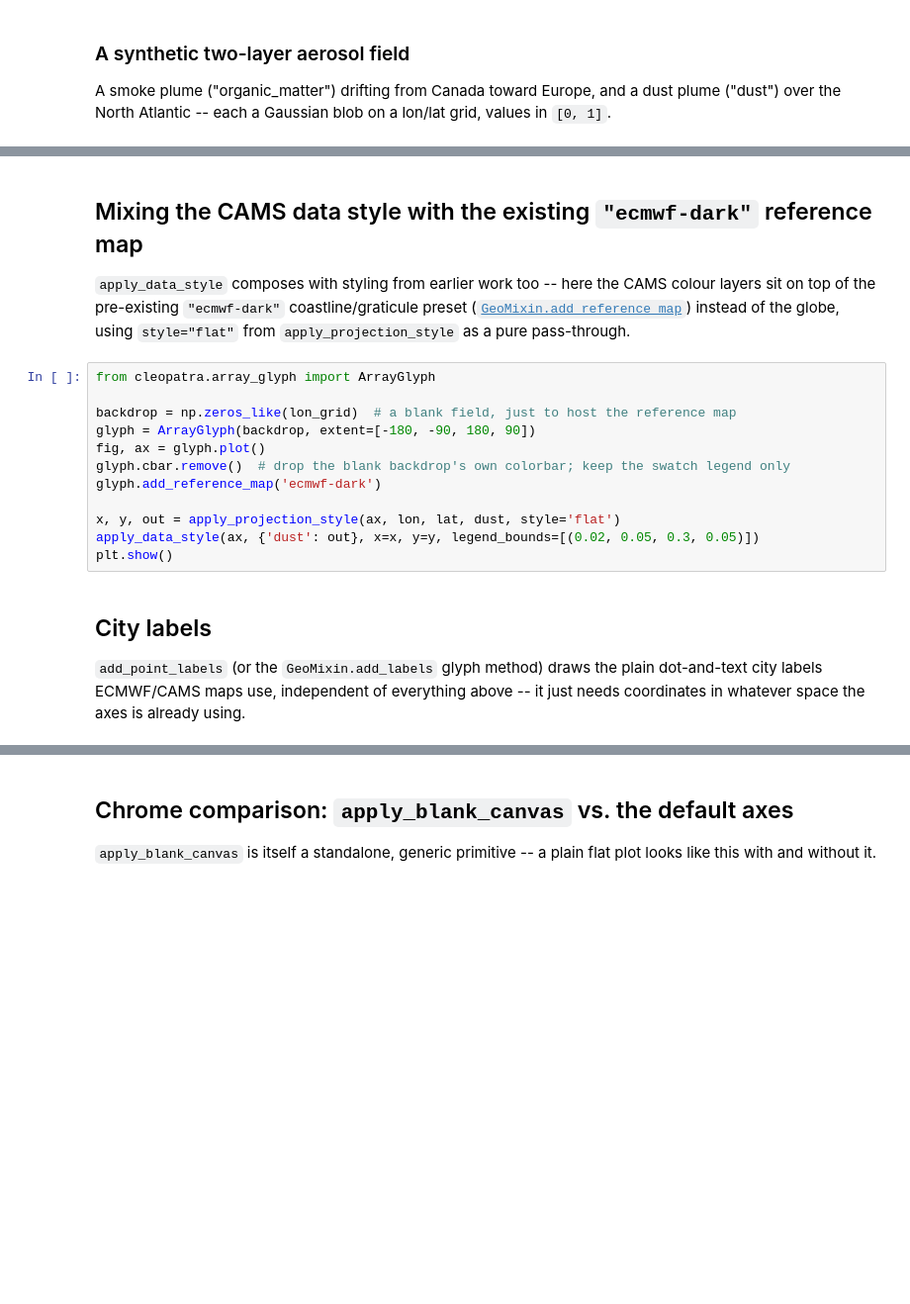
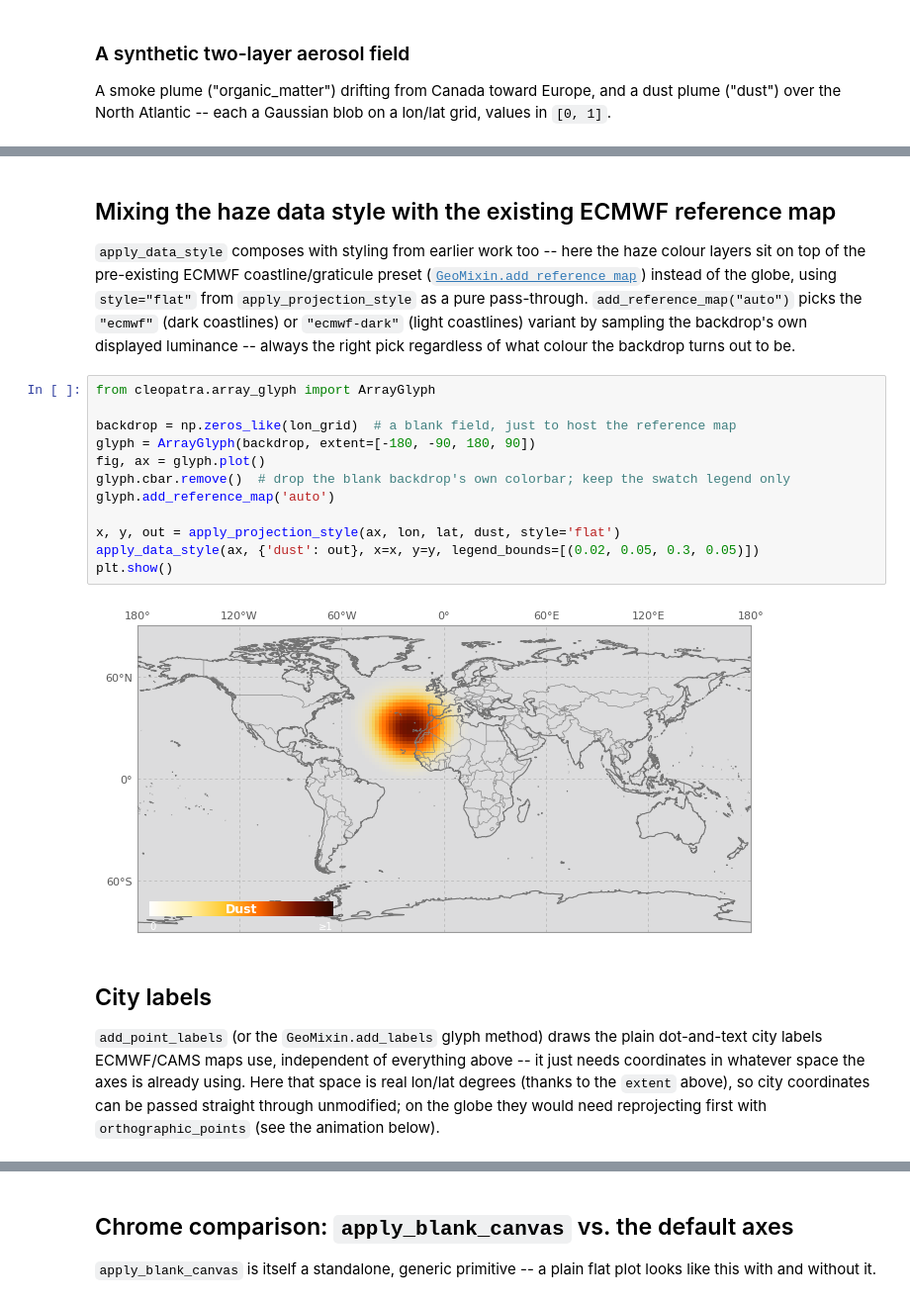
Before and after one commit to serapeum-org/cleopatra, a Jupyter notebook: docs/notebooks/haze_preset/haze_preset_examples.ipynb, the cells around one changed output, grey strips where cells are left out. Shown at 99% size. Cells and saved outputs as stored; diff of their text form; blank space fills up the shorter version.

```diff
--- a/docs/notebooks/haze_preset/haze_preset_examples.ipynb
+++ b/docs/notebooks/haze_preset/haze_preset_examples.ipynb
@@ -104,28 +119,34 @@ plt.show()
 # %% [markdown]
-## Mixing the CAMS data style with the existing `"ecmwf-dark"` reference map
+## Mixing the haze data style with the existing ECMWF reference map
 
-`apply_data_style` composes with styling from earlier work too -- here the CAMS colour layers sit on
-top of the pre-existing `"ecmwf-dark"` coastline/graticule preset
+`apply_data_style` composes with styling from earlier work too -- here the haze colour layers sit on
+top of the pre-existing ECMWF coastline/graticule preset
 ([`GeoMixin.add_reference_map`](../../reference/geo.md)) instead of the globe, using `style="flat"`
-from `apply_projection_style` as a pure pass-through.
+from `apply_projection_style` as a pure pass-through. `add_reference_map("auto")` picks the
+`"ecmwf"` (dark coastlines) or `"ecmwf-dark"` (light coastlines) variant by sampling the backdrop's
+own displayed luminance -- always the right pick regardless of what colour the backdrop turns out to be.
 # %%
 from cleopatra.array_glyph import ArrayGlyph
 
 backdrop = np.zeros_like(lon_grid)  # a blank field, just to host the reference map
 glyph = ArrayGlyph(backdrop, extent=[-180, -90, 180, 90])
 fig, ax = glyph.plot()
 glyph.cbar.remove()  # drop the blank backdrop's own colorbar; keep the swatch legend only
-glyph.add_reference_map('ecmwf-dark')
+glyph.add_reference_map('auto')
 
 x, y, out = apply_projection_style(ax, lon, lat, dust, style='flat')
 apply_data_style(ax, {'dust': out}, x=x, y=y, legend_bounds=[(0.02, 0.05, 0.3, 0.05)])
 plt.show()
+# %% [output]
+[figure, added]
 # %% [markdown]
 ## City labels
 
 `add_point_labels` (or the `GeoMixin.add_labels` glyph method) draws the plain dot-and-text city
 labels ECMWF/CAMS maps use, independent of everything above -- it just needs coordinates in whatever
-space the axes is already using.
+space the axes is already using. Here that space is real lon/lat degrees (thanks to the `extent`
+above), so city coordinates can be passed straight through unmodified; on the globe they would need
+reprojecting first with `orthographic_points` (see the animation below).
 # %%
 fig, ax = plt.subplots(figsize=(6, 4))
 apply_blank_canvas(ax)
```
Also changed, not shown: parts of 20 cells of this notebook, 5 other files.
